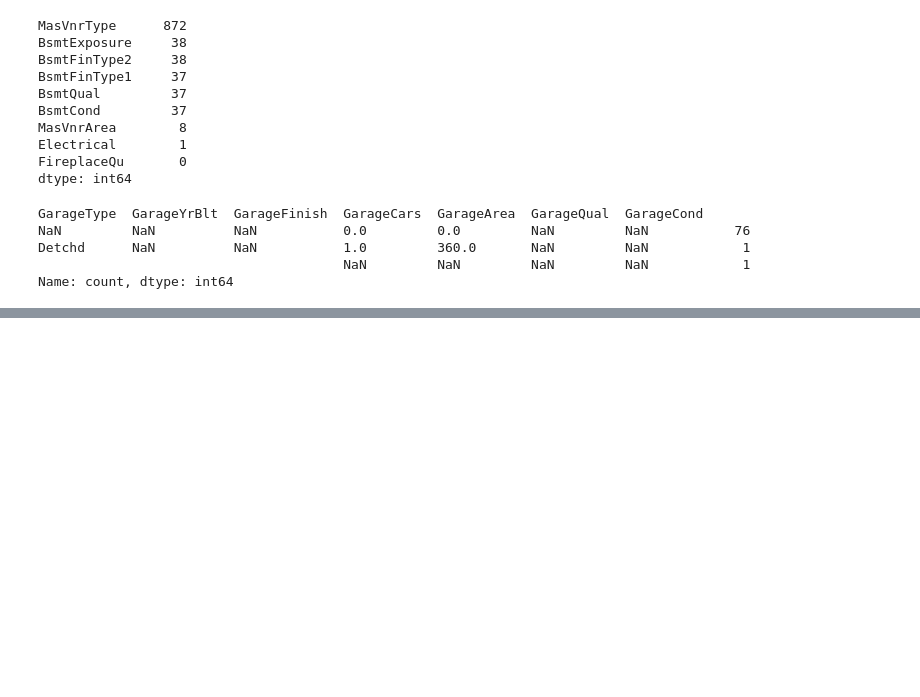
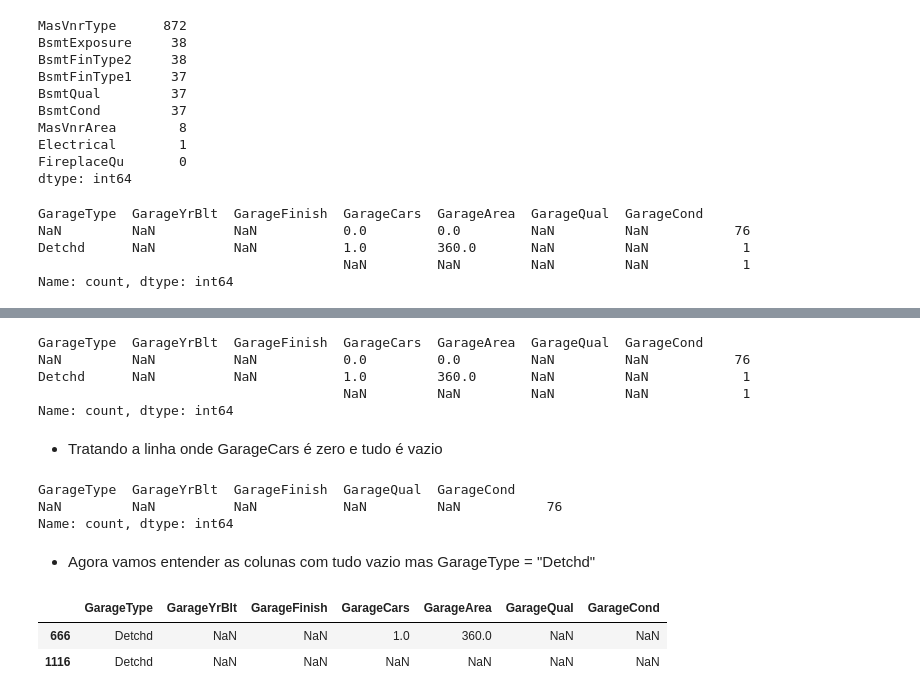
Before and after one commit to BraulioHermanson/Projeto_Housing_Avancado, a Jupyter notebook: Kagle_housing_limpeza.ipynb, the cells around one changed output, grey strips where cells are left out. Saved outputs shown, nothing was run; the diff lists cells and outputs as text; code cells hidden in the pictures; blank space fills up the shorter version.

```diff
--- a/Kagle_housing_limpeza.ipynb
+++ b/Kagle_housing_limpeza.ipynb
@@ -256,0 +259,18 @@ Name: count, dtype: int64
+# %%
+# Verificando os valores
+teste.loc[teste.GarageCond.isnull(),col_garagem].value_counts(dropna=False)
+# %% [output]
+GarageType  GarageYrBlt  GarageFinish  GarageCars  GarageArea  GarageQual  GarageCond
+NaN         NaN          NaN           0.0         0.0         NaN         NaN           76
+Detchd      NaN          NaN           1.0         360.0       NaN         NaN            1
+                                       NaN         NaN         NaN         NaN            1
+Name: count, dtype: int64
+# %% [markdown]
+- Tratando a linha onde GarageCars é zero e tudo é vazio
+# %%
+# Analisando a condição de GarageType ser nulo
+teste.loc[teste.GarageType.isnull(),col_garagem[[0,1,2,5,6]]].value_counts(dropna=False)
+# %% [output]
+GarageType  GarageYrBlt  GarageFinish  GarageQual  GarageCond
+NaN         NaN          NaN           NaN         NaN           76
+Name: count, dtype: int64
@@ -256,0 +280,9 @@ Name: count, dtype: int64
+# %% [markdown]
+- Agora vamos entender as colunas com tudo vazio mas GarageType = "Detchd"
+# %%
+# Entendendo essas colunas
+teste.loc[teste.GarageCond.isnull(),col_garagem]
+# %% [output]
+|  | GarageType | GarageYrBlt | GarageFinish | GarageCars | GarageArea | GarageQual | GarageCond |
+| 666 | Detchd | NaN | NaN | 1.0 | 360.0 | NaN | NaN |
+| 1116 | Detchd | NaN | NaN | NaN | NaN | NaN | NaN |
```
Also changed, not shown: parts of 27 cells of this notebook.
